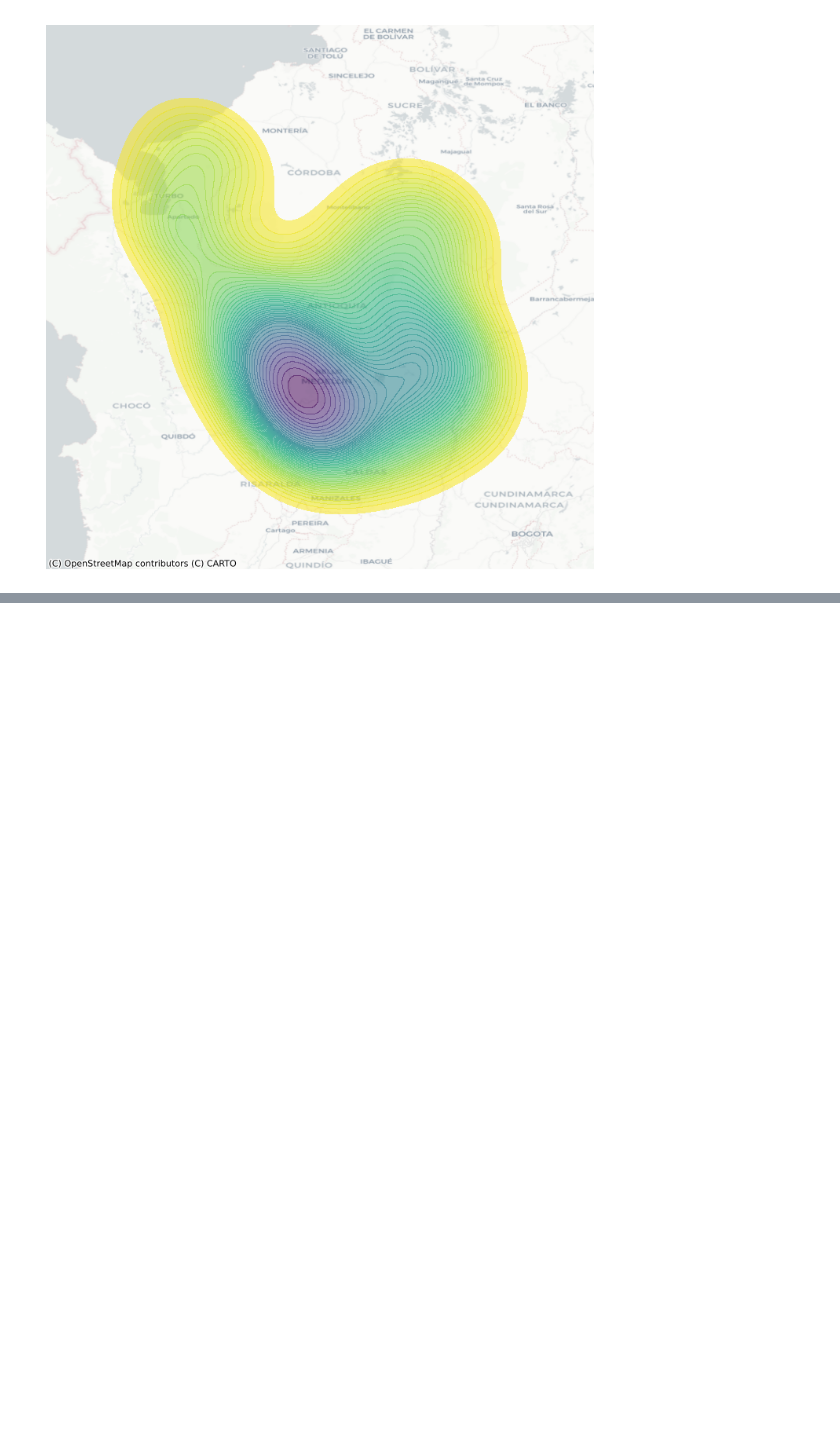
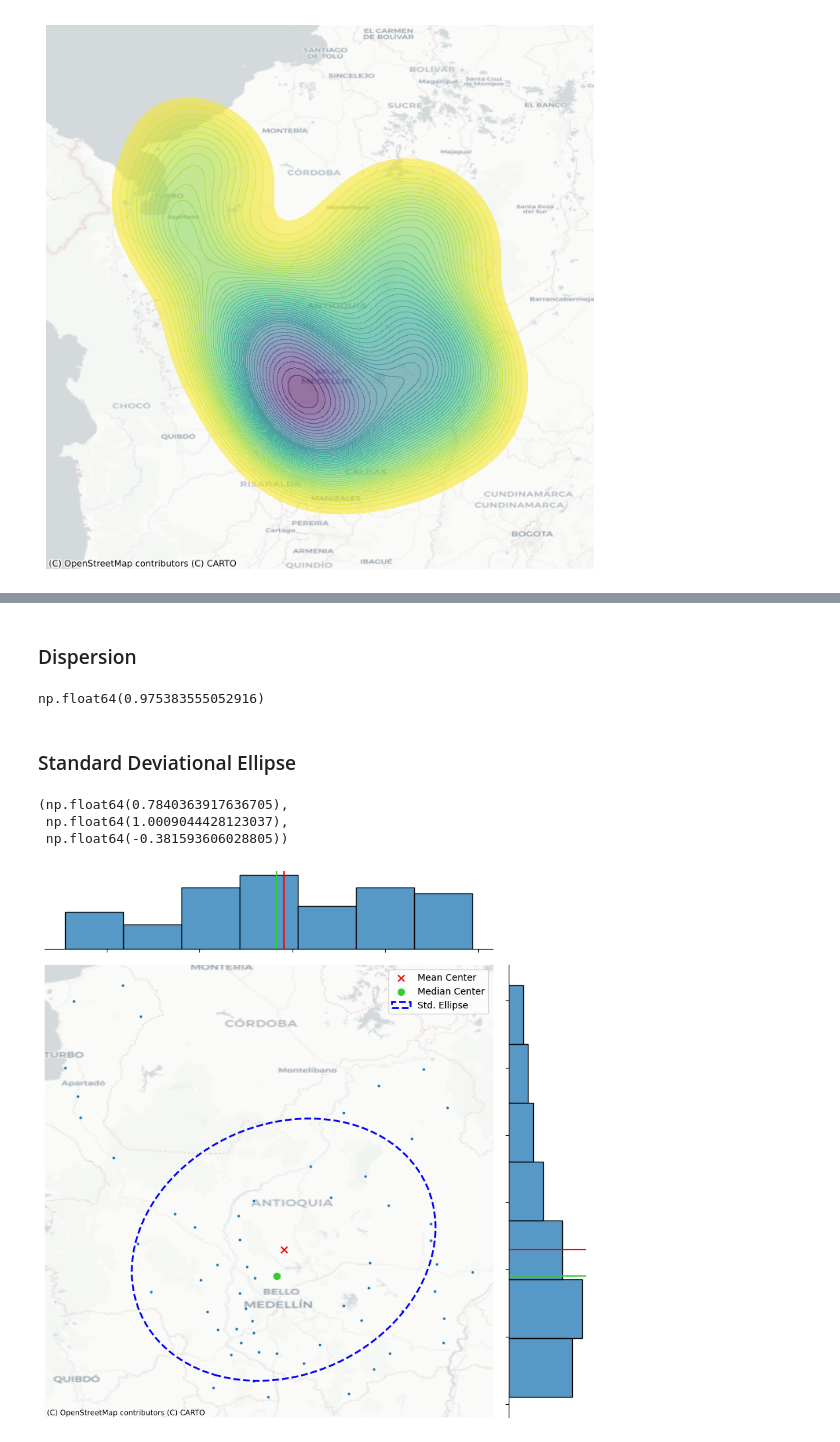
Before and after one commit to algarciach/AnalisisGeoespacial, a Jupyter notebook: Covid19_book/_build/html/_sources/01_point-pattern.ipynb, the cells around one changed output, grey strips where cells are left out. Drawn from its saved outputs; the diff is of its cells as text; code cells hidden in the pictures; blank space fills up the shorter version.

```diff
--- a/Covid19_book/_build/html/_sources/01_point-pattern.ipynb
+++ b/Covid19_book/_build/html/_sources/01_point-pattern.ipynb
@@ -268,0 +301,60 @@ ax.set_axis_off()
+# %% [markdown]
+### Dispersion
+# %%
+centrography.std_distance(coords)
+# %% [output]
+np.float64(0.975383555052916)
+# %% [markdown]
+### Standard Deviational Ellipse
+# %%
+major, minor, rotation = centrography.ellipse(
+    coords,
+)
+# %%
+major, minor, rotation
+# %% [output]
+(np.float64(0.7840363917636705),
+ np.float64(1.0009044428123037),
+ np.float64(-0.381593606028805))
+# %%
+# Plot
+joint_axes = sbn.jointplot(
+    x=CFR3_points.longitude, y=CFR3_points.latitude,
+    s=10, height=9
+)
+
+# Add mean center
+joint_axes.ax_joint.scatter(*mean_center, color='red', marker='x', s=50, label='Mean Center')
+joint_axes.ax_marg_x.axvline(mean_center[0], color='red')
+joint_axes.ax_marg_y.axhline(mean_center[1], color='red')
+
+# Add median center
+joint_axes.ax_joint.scatter(*med_center, color='limegreen', marker='o', s=50, label='Median Center')
+joint_axes.ax_marg_x.axvline(med_center[0], color='limegreen')
+joint_axes.ax_marg_y.axhline(med_center[1], color='limegreen')
+
+# Add the ellipse
+ellipse = Ellipse(
+    xy=mean_center,
+    width=major * 2,
+    height=minor * 2,
+    angle=np.rad2deg(rotation),  # Convert radians to degrees
+    edgecolor='blue',
+    facecolor='none',
+    linestyle='--',
+    linewidth=2,
+    label='Std. Ellipse'
+)
+joint_axes.ax_joint.add_patch(ellipse)
+
+# Legend
+joint_axes.ax_joint.legend()
+
+# Add basemap
+ctx.add_basemap(joint_axes.ax_joint, crs="EPSG:4326", source=ctx.providers.CartoDB.Positron)
+
+# Hide axis
+joint_axes.ax_joint.set_axis_off()
+plt.show()
+# %% [output]
+[figure, added]
```
Also changed, not shown: parts of 11 cells of this notebook, 13 other files.
